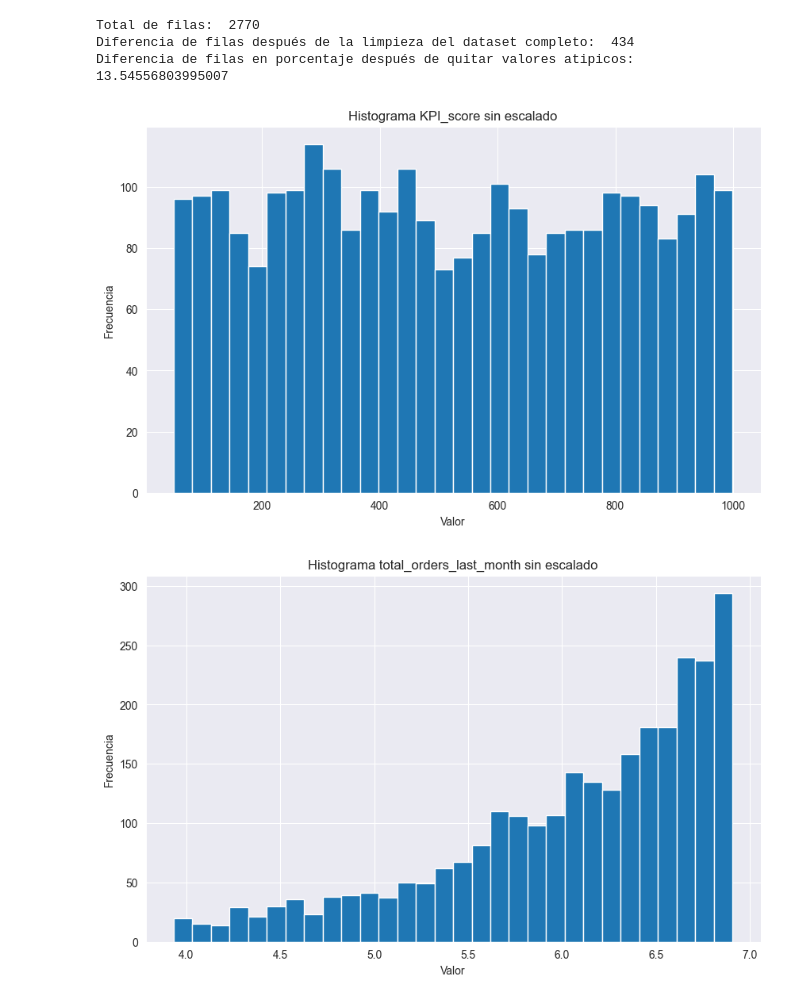
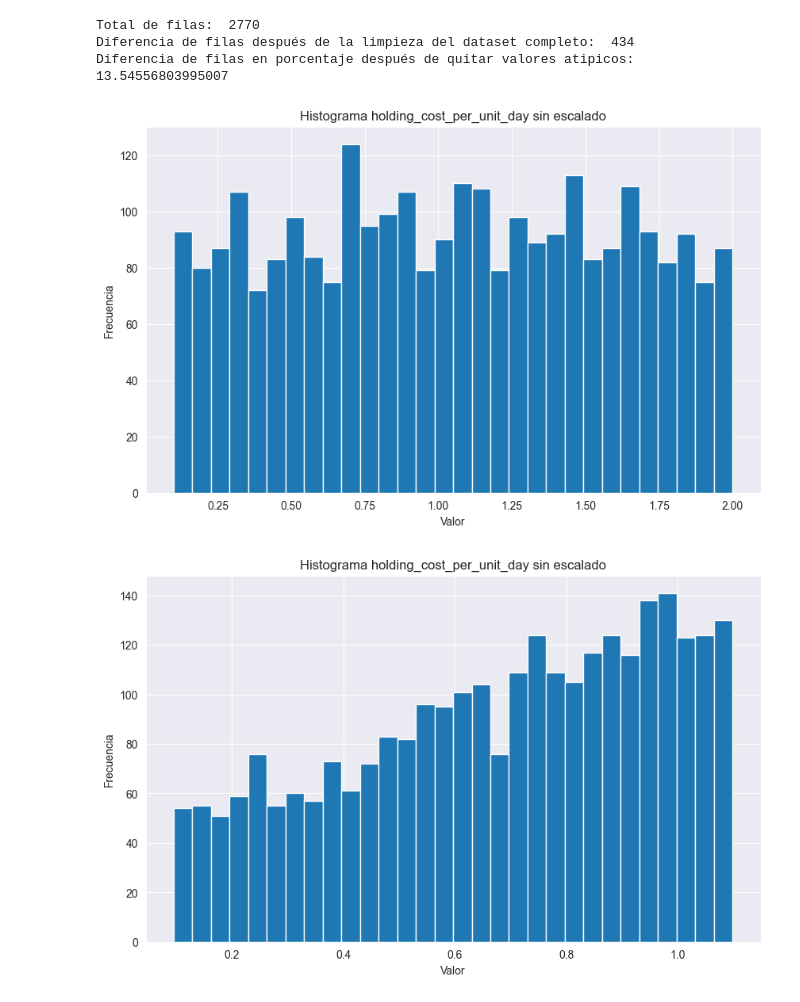
Before and after one commit to Fritz1304/Modelos_Analiticos, a Jupyter notebook: notebook.ipynb, the cells around one changed output. Saved outputs shown, nothing was run; the diff lists cells and outputs as text; code cells hidden in the pictures.

```diff
--- a/notebook.ipynb
+++ b/notebook.ipynb
@@ -491,7 +491,7 @@ import numpy as np
 from pyod.models.mad import MAD
 
 # Aplicacion de tecnicas para el manejo de valores atipicos
-kpiScore = datasetOriginalclean['KPI_score']
+kpiScore = datasetOriginalMatriz['KPI_score']
 pyplot.figure(figsize=(10, 6))  # Tamaño de la figura
 kpiScore.hist(bins=30)  # Puedes cambiar el número de bins según lo que necesites
 pyplot.title('Histograma KPI_score')
@@ -500,9 +500,9 @@ pyplot.ylabel('Frecuencia')
 pyplot.show()
 
 # Aplicacion del Z-Score
-datasetOriginalMatrizOutliers = datasetOriginalclean.copy()
+datasetOriginalMatrizOutliers = datasetOriginalMatriz.copy()
 print("Aplicacion modeloo Z-SCORE")
-datasetOriginalMatrizOutliers['zscore'] = zscore(datasetOriginalclean['KPI_score'])
+datasetOriginalMatrizOutliers['zscore'] = zscore(datasetOriginalMatriz['KPI_score'])
 outliers = datasetOriginalMatrizOutliers[datasetOriginalMatrizOutliers['zscore'].abs() > 1.5]
 zscores = zscore(datasetOriginalMatrizOutliers['KPI_score'])
 abs_ZScores = np.abs(zscores)
@@ -515,7 +515,7 @@ datasetOriginalMatrizZScore = pandas.merge(datasetOriginalMatrizOutliers, outlie
 kpiScore = datasetOriginalMatrizZScore['KPI_score']
 pyplot.figure(figsize=(10, 6))  # Tamaño de la figura
 kpiScore.hist(bins=30)  # Puedes cambiar el número de bins según lo que necesites
-pyplot.title('Histograma KPI_score Z-SCORE')
+pyplot.title('Histograma KPI Z-SCORE')
 pyplot.xlabel('Valor')
 pyplot.ylabel('Frecuencia')
 pyplot.show()
@@ -566,32 +566,32 @@ Diferencia de filas en porcentaje después de quitar valores atipicos:  13.54556
 # %%
 #Normalización y escalado
 
-columntotal_orders_last_month= datasetOriginalMatrizZScore['total_orders_last_month']
+columntotal_orders_last_month= datasetOriginalMatrizZScore['holding_cost_per_unit_day']
 pyplot.figure(figsize=(10, 6))  # Tamaño de la figura
 columntotal_orders_last_month.hist(bins=30)  # Puedes cambiar el número de bins según lo que necesites
-pyplot.title('Histograma KPI_score sin escalado')
+pyplot.title('Histograma holding_cost_per_unit_day sin escalado')
 pyplot.xlabel('Valor')
 pyplot.ylabel('Frecuencia')
 pyplot.show()
 
 # Aplicacion trasnformada raiz cuadrada para sesgo positivo
 datasetOriginalMatrizTranformada = datasetOriginalMatrizZScore.copy()
 #datasetOriginalMatrizTranformada['property_value'] = np.sqrt(datasetOriginalMatrizZScore['property_value'])
 # Aplicacion trasnformada raiz logistica
 #datasetOriginalMatrizTranformada['property_value'] = 1 / (1 + np.exp(-datasetOriginalMatrizZScore['property_value']))
 # Aplicacion trasformada logaritmica
-datasetOriginalMatrizTranformada['total_orders_last_month'] = np.log1p(datasetOriginalMatrizZScore['total_orders_last_month'])
+datasetOriginalMatrizTranformada['holding_cost_per_unit_day'] = np.log1p(datasetOriginalMatrizZScore['holding_cost_per_unit_day'])
 
-columntotal_orders_last_month = datasetOriginalMatrizTranformada['total_orders_last_month']
+columntotal_orders_last_month = datasetOriginalMatrizTranformada['holding_cost_per_unit_day']
 pyplot.figure(figsize=(10, 6))  # Tamaño de la figura
 columntotal_orders_last_month.hist(bins=30)  # Puedes cambiar el número de bins según lo que necesites
-pyplot.title('Histograma total_orders_last_month sin escalado')
+pyplot.title('Histograma holding_cost_per_unit_day sin escalado')
 pyplot.xlabel('Valor')
 pyplot.ylabel('Frecuencia')
 pyplot.show()
 # %% [output]
-[figure, old version]
+[figure, new version]
-[figure, old version]
+[figure, new version]
 # %%
 # Limpieza matriz de correlación
 numeric_df = datasetOriginalMatrizTranformada.select_dtypes(include=['float64', 'int64'])
```
Also changed, not shown: parts of 5 cells of this notebook.
